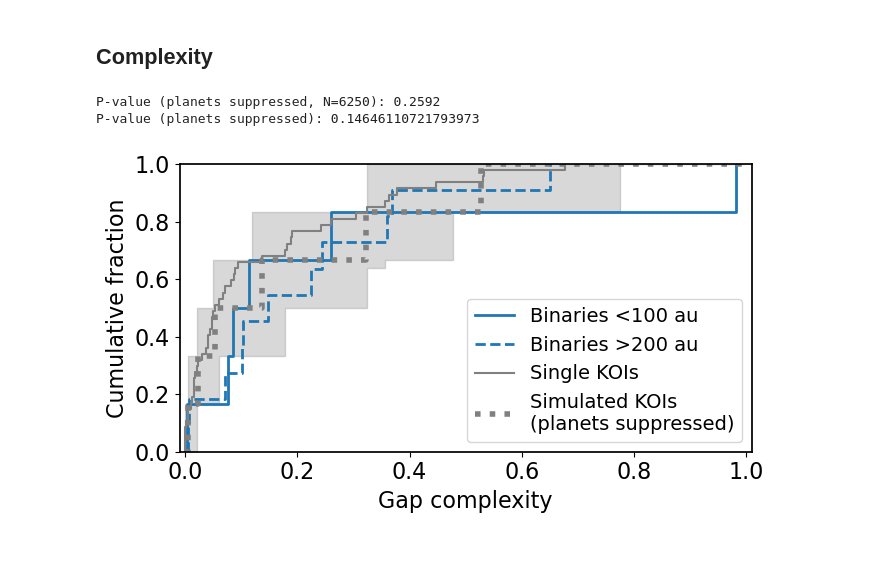
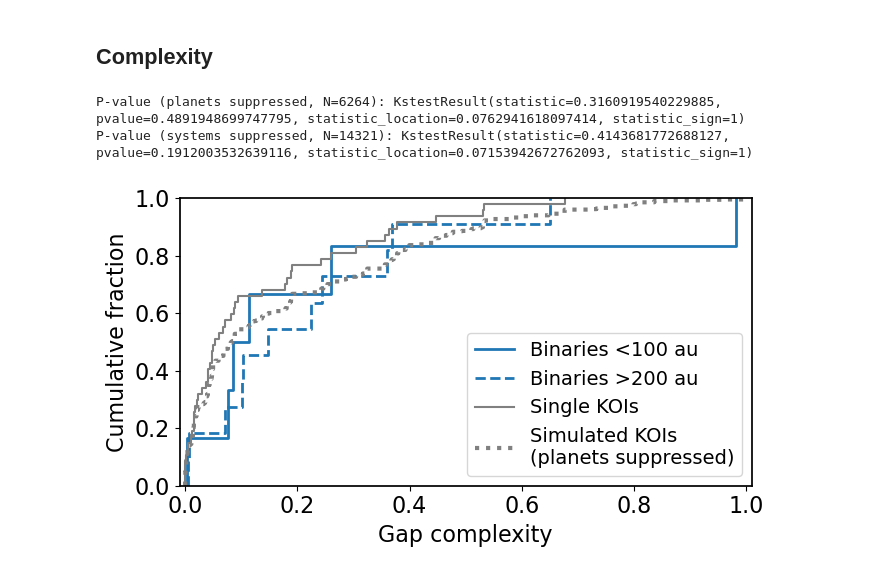
Before and after one commit to ernewton/importance_of_binarity, a Jupyter notebook: 3. Toy model and results.ipynb, the cells around one changed output. Saved outputs shown, nothing was run; the diff lists cells and outputs as text; code cells hidden in the pictures.

Commit message:
Revised approach
And simpler and I believe correct. Resulted in more streamlined code.

```diff
--- a/3. Toy model and results.ipynb
+++ b/3. Toy model and results.ipynb
@@ -77,9 +80,10 @@ KeplerSimulator = SuppressionSimulator(
 # ------------------------------------------------------------------
 #  Run it
 # ------------------------------------------------------------------
+max_a_draw = 100.
 res_systems, res_planets  = run_trials(
     simulator=KeplerSimulator,
-    n_trials=10000,
-    max_a_draw=100.)
+    n_trials=1000,
+    max_a_draw=max_a_draw)
 # %% [markdown]
 ## Semi-major axis plots
@@ -343,69 +233,59 @@ def complexity_helper(sample, just_need_n=False, **kwargs):
         return len(complexity)
 
     sns.ecdfplot(complexity, **kwargs)
-    ks_statistic, p_value = stats.ks_2samp(complexity, koi_complexity)
 
-    return(ks_statistic)
+    return(complexity)
 
 col = 'C0'
 
 fig, ax = plt.subplots(figsize=(7, 4))
 
-stat_observed = complexity_helper(binaries[binaries['SepAU']<100.],
+close_complexity = complexity_helper(binaries[binaries['SepAU']<100.],
                   ax=ax, label='Binaries <100 au', linewidth=2, color=col)
 
-_ = complexity_helper(binaries[binaries['SepAU']>=200.],
+wide_complexity = complexity_helper(binaries[binaries['SepAU']>=200.],
                   ax=ax, label='Binaries >200 au', linewidth=2, ls='--',color=col)
+
 
 sns.ecdfplot(koi_complexity, ax=ax,
              label='Single KOIs', color='gray')
 
 plt.xlabel('Cumulative Fraction')
 plt.ylabel('Complexity')
 
 n_to_sample = complexity_helper(binaries[binaries['SepAU']<100.], just_need_n=True)
 
 def complexity_sampler(res):
 
     samples = []
-    stat_trials_v_self = []
-    for i, trial in enumerate(res.survived_periods):
+    for trial in res.survived_periods:
+        df = create_complexity_df(trial)
+        sample = df[np.isfinite(df['gap_complexity'])]['gap_complexity'].values
 
-        closest = res.survived_semimajor[i] < 100.
-        df = create_complexity_df(trial[closest])
+        samples =np.concatenate([samples, sample])
 
-        # Skip trials with too few systems to produce a meaningful complexity distribution
-        if len(df[df['n_planets']>2]) < 6:
-            continue
+    return np.asarray(samples).flatten()
 
-        tmp = df[df['n_planets']>2].sample(n_to_sample, replace=False)
-        sample = tmp['gap_complexity'].values
-        samples.append(sample)
+samples = complexity_sampler(res_planets)
+print("P-value (planets suppressed, N=" + str(len(samples)) + "):", stats.ks_2samp(samples, close_complexity))
+sns.ecdfplot(samples, ax=ax,
+             label='Simulated KOIs \n(planets suppressed)',
+             color='gray', ls=':', lw=3)
 
-        ks_statistic, _ = stats.ks_2samp(sample, koi_complexity)
-        stat_trials_v_self.append(ks_statistic)
-
-    p_empirical = np.mean(stat_trials_v_self >= stat_observed)
-    return samples, p_empirical
-
-samples, p_planets = complexity_sampler(res_planets)
-print("P-value (planets suppressed, N=" + str(len(samples)) + "):", p_planets)
-plot_ecdf_confidence(ax, samples, label='Simulated KOIs \n(planets suppressed)')
-
-samples, p_systems = complexity_sampler(res_systems)
-print("P-value (planets suppressed, N=" + str(len(samples)) + "):", p_systems)
+samples = complexity_sampler(res_systems)
+print("P-value (systems suppressed, N=" + str(len(samples)) + "):", stats.ks_2samp(samples, close_complexity))
 
 plt.legend()
 plt.xlim(-0.01,1.01)
 plt.ylim(0,1)
 plt.xlabel('Gap complexity')
 plt.ylabel('Cumulative fraction')
 
 # and the appropriate stats
 
 plt.tight_layout()
 plt.savefig(f'plots/complexity_{sup_method}.png')
 # %% [output]
-P-value (planets suppressed, N=6250): 0.2592
-P-value (planets suppressed): 0.14646110721793973
+P-value (planets suppressed, N=6264): KstestResult(statistic=0.3160919540229885, pvalue=0.4891948699747795, statistic_location=0.0762941618097414, statistic_sign=1)
+P-value (systems suppressed, N=14321): KstestResult(statistic=0.4143681772688127, pvalue=0.1912003532639116, statistic_location=0.07153942672762093, statistic_sign=1)
-[figure, old version]
+[figure, new version]
```
Also changed, not shown: parts of 8 cells of this notebook, 5 other files.
